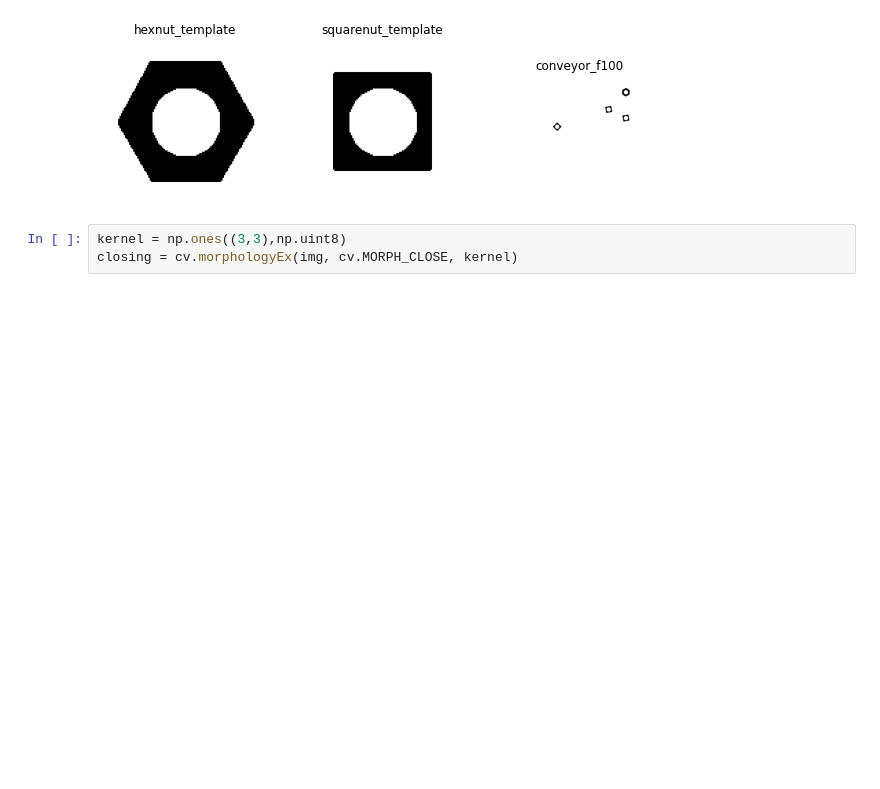
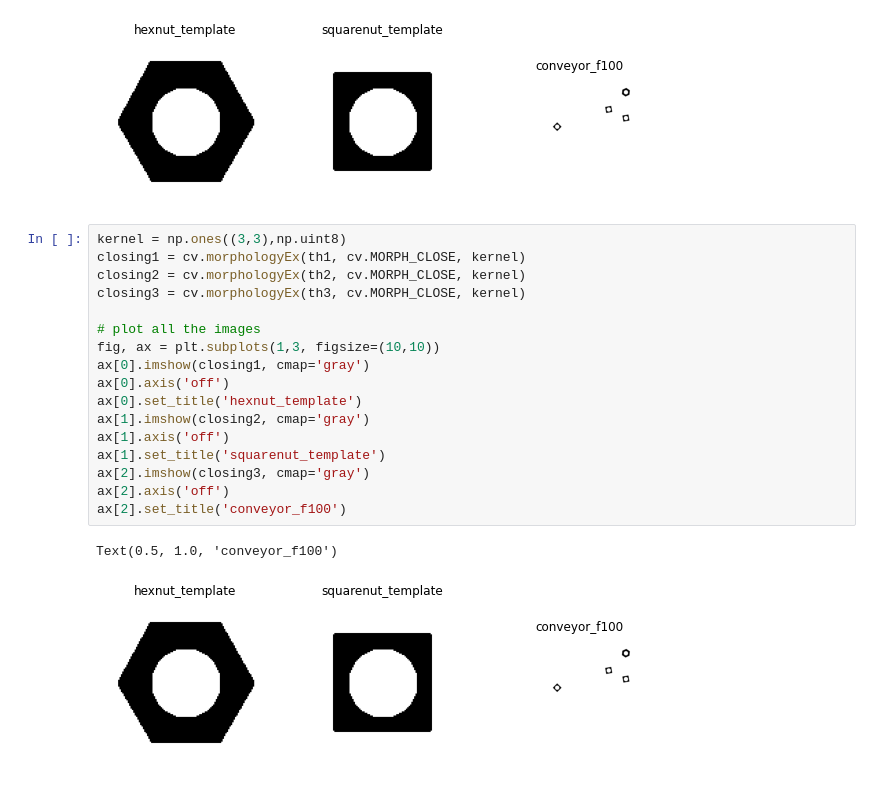
Before and after one commit to RaviduHM99/EN2550-Fundamentals-of-Image-Processing-and-Machine-Vision, a Jupyter notebook: Assignments/Assignment 3/Assignment_03.ipynb, the cells around one changed output. Cells and saved outputs as stored; diff of their text form; blank space fills up the shorter version.

```diff
--- a/Assignments/Assignment 3/Assignment_03.ipynb
+++ b/Assignments/Assignment 3/Assignment_03.ipynb
@@ -55,6 +55,23 @@ squarenut_template threshold value : 116.0
 conveyor_f100 threshold value : 128.0
 Text(0.5, 1.0, 'conveyor_f100')
 [figure]
-# %%
-kernel = np.ones((3,3),np.uint8)
-closing = cv.morphologyEx(img, cv.MORPH_CLOSE, kernel)
+# %%
+kernel = np.ones((3,3),np.uint8)
+closing1 = cv.morphologyEx(th1, cv.MORPH_CLOSE, kernel)
+closing2 = cv.morphologyEx(th2, cv.MORPH_CLOSE, kernel)
+closing3 = cv.morphologyEx(th3, cv.MORPH_CLOSE, kernel)
+
+# plot all the images
+fig, ax = plt.subplots(1,3, figsize=(10,10))
+ax[0].imshow(closing1, cmap='gray')
+ax[0].axis('off')
+ax[0].set_title('hexnut_template')
+ax[1].imshow(closing2, cmap='gray')
+ax[1].axis('off')
+ax[1].set_title('squarenut_template')
+ax[2].imshow(closing3, cmap='gray')
+ax[2].axis('off')
+ax[2].set_title('conveyor_f100')
+# %% [output]
+Text(0.5, 1.0, 'conveyor_f100')
+[figure, added]
```
Also changed, not shown: parts of 5 cells of this notebook.
